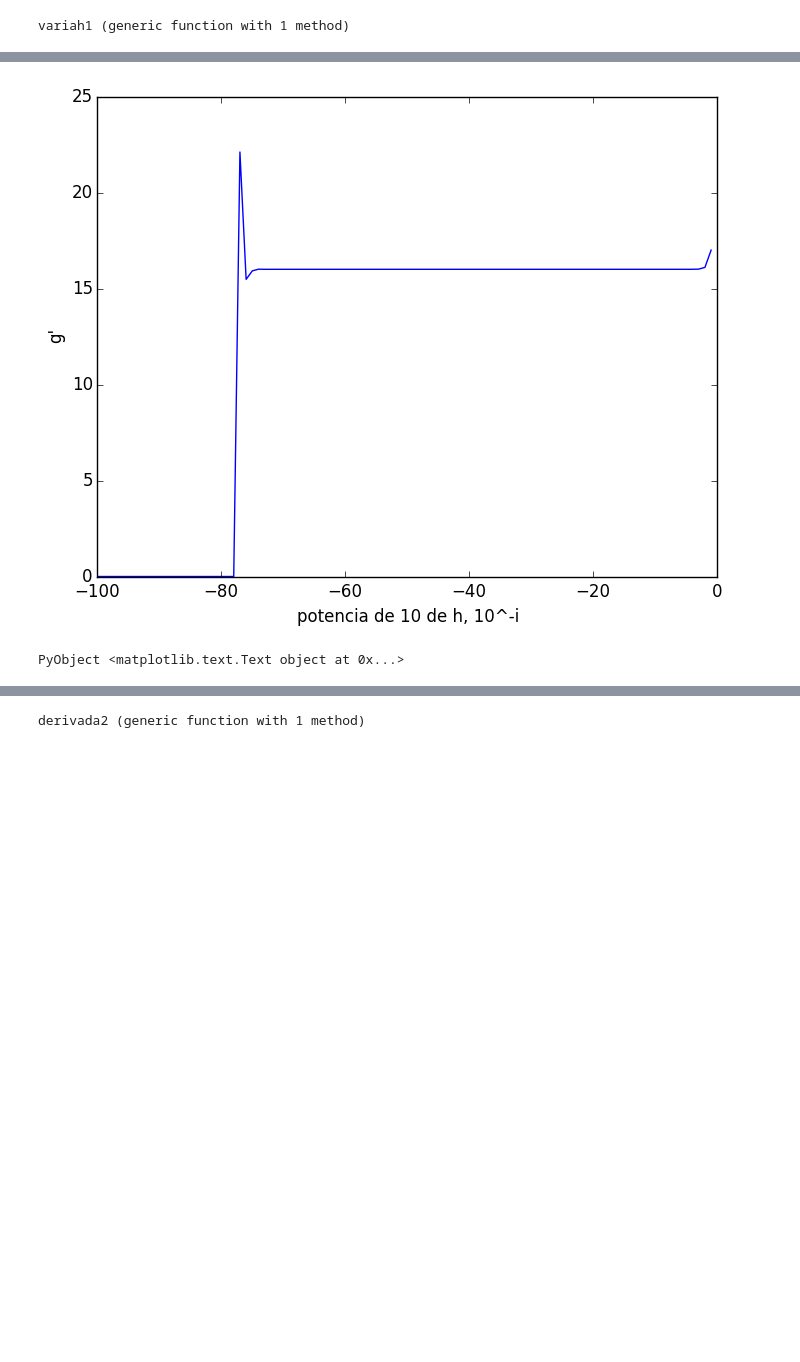
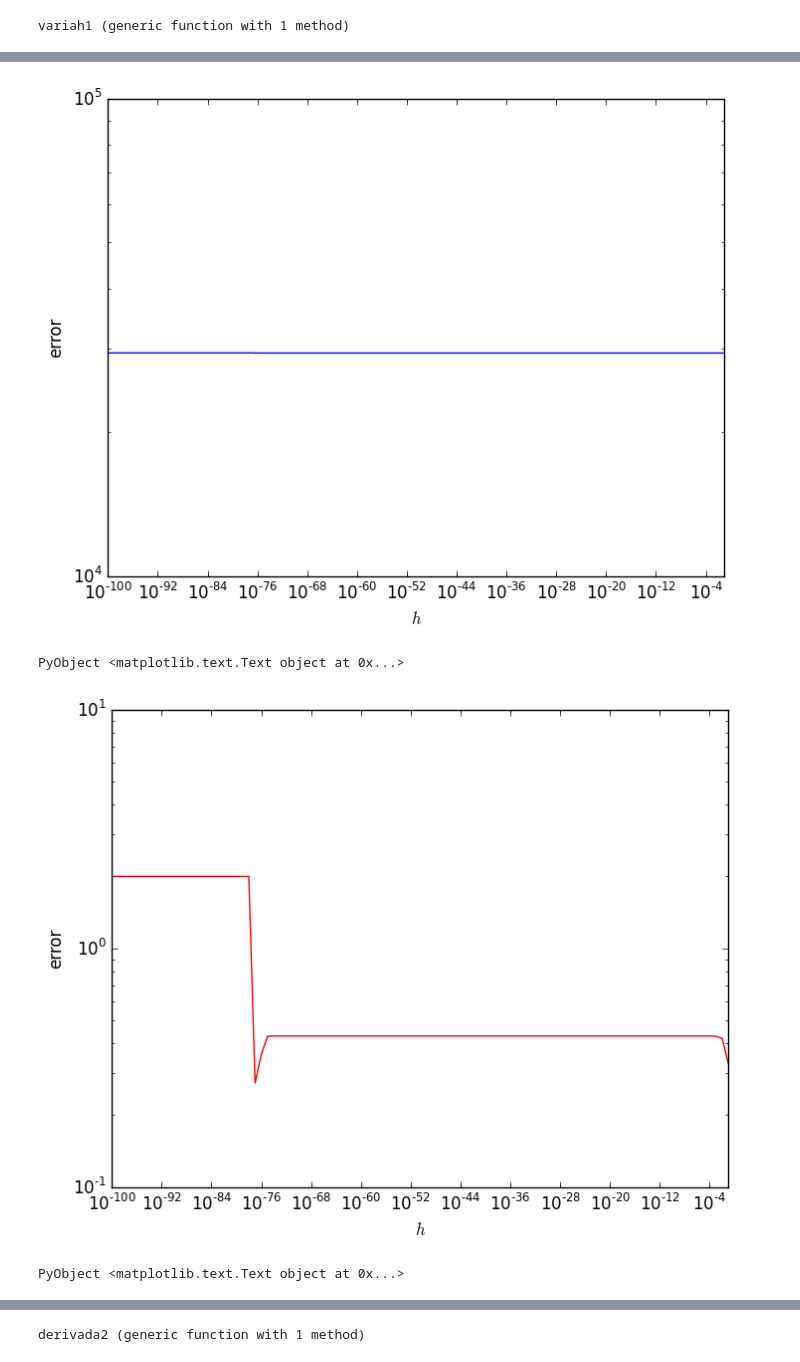
Before and after one commit to lbenet/2016-1_TemasSelectosFisComp, a Jupyter notebook: tareas/Ceboc/1-EjerciciosJulia.ipynb, the cells around one changed output, grey strips where cells are left out. Drawn from its saved outputs; the diff is of its cells as text; code cells hidden in the pictures; blank space fills up the shorter version.

```diff
--- a/tareas/Ceboc/1-EjerciciosJulia.ipynb
+++ b/tareas/Ceboc/1-EjerciciosJulia.ipynb
@@ -27,0 +21,6 @@ También sucede que aparece un número recursivo, los primeros 11 números signi
+# %%
+a=0
+for i in 1:10
+    a = 1//(2^(i))+a
+end
+a
@@ -141,9 +190,17 @@ ylabel("f'")
 PyObject <matplotlib.text.Text object at 0x...>
 # %%
 l=variah1(g,8) #evaluo g' en x=8
-plot(l[:,1],l[:,2])
-xlabel("potencia de 10 de h, 10^-i")
-ylabel("g'")
+loglog(l[:,1],l[:,2])
+xlabel(L"h")
+ylabel("error")
 # %% [output]
-[figure, old version]
+[figure, new version]
 PyObject <matplotlib.text.Text object at 0x...>
+# %%
+m = variah1(h,pi/4);  #evaluo f' en x_o=2.5
+loglog(m[:,1],m[:,2],"r")  #grafico los valores.
+xlabel(L"h")
+ylabel("error")
+# %% [output]
+[figure, added]
+PyObject <matplotlib.text.Text object at 0x...>
```
Also changed, not shown: parts of 35 cells of this notebook.
